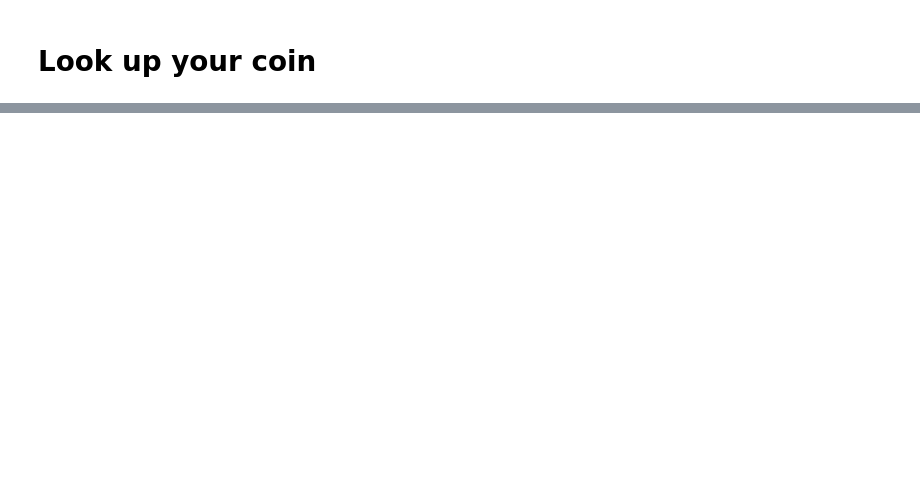
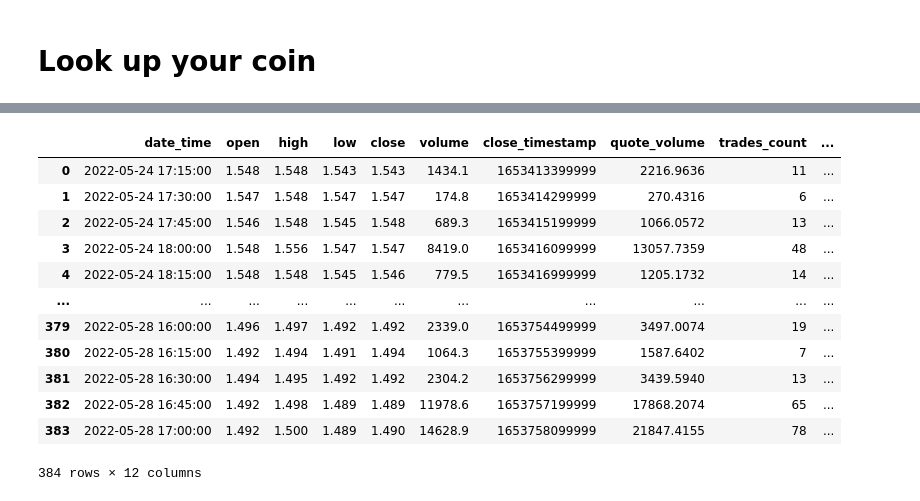
Before and after one commit to jzmujdzin/crypto-dashboard, a Jupyter notebook: notebooks/data_retrieval_prototype.ipynb, the cells around one changed output, grey strips where cells are left out. Saved outputs shown, nothing was run; the diff lists cells and outputs as text; code cells hidden in the pictures; blank space fills up the shorter version.

Commit message:
add prototype look up your coin function

```diff
--- a/notebooks/data_retrieval_prototype.ipynb
+++ b/notebooks/data_retrieval_prototype.ipynb
@@ -211,0 +132,16 @@ for row in where_to_look_for_interesting_coins.itertuples():
+# %%
+df = pd.DataFrame()
+for exch in ['Binance', 'FTX', 'OKX']:
+    url = f'https://api.coingecko.com/api/v3/exchanges/{exch_mapping[exch]}/tickers'
+    req_number = int((round(int(requests.get(url).headers['Total']), -2))/100 + 1)
+    for i in range(req_number):
+        url_new = f'https://api.coingecko.com/api/v3/exchanges/{exch_mapping[exch]}/tickers?page={i}'
+        try:
+            all_tickers = requests.get(url_new).json()['tickers']
+        except JSONDecodeError:
+            print(f'''too many requests. waiting for new rate limits. need to wait {requests.get(url_new).headers['Retry-After']} s. stopped at page {i}/{req_number} of {exch}''')
+            time.sleep(int(requests.get(url_new).headers['Retry-After']))
+            all_tickers = requests.get(url_new).json()['tickers']
+        tickers_df = pd.DataFrame([[ticker['base'], ticker['target'], ticker['market']['name'], ticker['volume'], ticker['coin_id']] for ticker in all_tickers])
+        df = pd.concat([df, pd.DataFrame(tickers_df)])
+df.columns = ['base', 'quote', 'market', 'volume', 'coingecko_id']
@@ -211,0 +154,10 @@ for row in where_to_look_for_interesting_coins.itertuples():
+# %%
+my_coin = 'GHST'
+# %%
+if my_coin in df.base.unique() or my_coin in df.quote.unique():
+    print('Coin found in supported exchange!')
+    all_available_pairs = df[df.base == my_coin].sort_values(by='volume', ascending=False)
+    print(all_available_pairs)
+    ticker_to_look_at = all_available_pairs.iloc[0, :]
+else:
+    print('Coin not found in supported exchange. Sorry')
@@ -211,0 +183,12 @@ for row in where_to_look_for_interesting_coins.itertuples():
+# %%
+if ticker_to_look_at.market == 'Binance':
+    print(f'looking for {my_coin} at Binance')
+    my_coin_price_data = GetBinanceData().get_ticker_info(ticker_to_look_at.base, ticker_to_look_at.quote, '15m', 4)
+elif ticker_to_look_at.market == 'OKX':
+    print(f'looking for {my_coin} at OKX')
+    my_coin_price_data = GetOKXData().get_ticker_info(ticker_to_look_at.base, ticker_to_look_at.quote, '30m', 1)
+elif ticker_to_look_at.market == 'FTX':
+    print(f'looking for {my_coin} at FTX')
+    my_coin_price_data = GetFTXData().get_ticker_info(ticker_to_look_at.base, ticker_to_look_at.quote, '30m', 1)
+else:
+    print('coin currently not supported')
@@ -211,0 +216,16 @@ for row in where_to_look_for_interesting_coins.itertuples():
+# %%
+my_coin_price_data
+# %% [output]
+|  | date_time | open | high | low | close | volume | close_timestamp | quote_volume | trades_count | ... |
+| 0 | 2022-05-24 17:15:00 | 1.548 | 1.548 | 1.543 | 1.543 | 1434.1 | 1653413399999 | 2216.9636 | 11 | ... |
+| 1 | 2022-05-24 17:30:00 | 1.547 | 1.548 | 1.547 | 1.547 | 174.8 | 1653414299999 | 270.4316 | 6 | ... |
+| 2 | 2022-05-24 17:45:00 | 1.546 | 1.548 | 1.545 | 1.548 | 689.3 | 1653415199999 | 1066.0572 | 13 | ... |
+| 3 | 2022-05-24 18:00:00 | 1.548 | 1.556 | 1.547 | 1.547 | 8419.0 | 1653416099999 | 13057.7359 | 48 | ... |
+| 4 | 2022-05-24 18:15:00 | 1.548 | 1.548 | 1.545 | 1.546 | 779.5 | 1653416999999 | 1205.1732 | 14 | ... |
+| ... | ... | ... | ... | ... | ... | ... | ... | ... | ... | ... |
+| 379 | 2022-05-28 16:00:00 | 1.496 | 1.497 | 1.492 | 1.492 | 2339.0 | 1653754499999 | 3497.0074 | 19 | ... |
+| 380 | 2022-05-28 16:15:00 | 1.492 | 1.494 | 1.491 | 1.494 | 1064.3 | 1653755399999 | 1587.6402 | 7 | ... |
+| 381 | 2022-05-28 16:30:00 | 1.494 | 1.495 | 1.492 | 1.492 | 2304.2 | 1653756299999 | 3439.5940 | 13 | ... |
+| 382 | 2022-05-28 16:45:00 | 1.492 | 1.498 | 1.489 | 1.489 | 11978.6 | 1653757199999 | 17868.2074 | 65 | ... |
+| 383 | 2022-05-28 17:00:00 | 1.492 | 1.500 | 1.489 | 1.490 | 14628.9 | 1653758099999 | 21847.4155 | 78 | ... |
+384 rows × 12 columns
```
Also changed, not shown: parts of 18 cells of this notebook, 1 other file.
